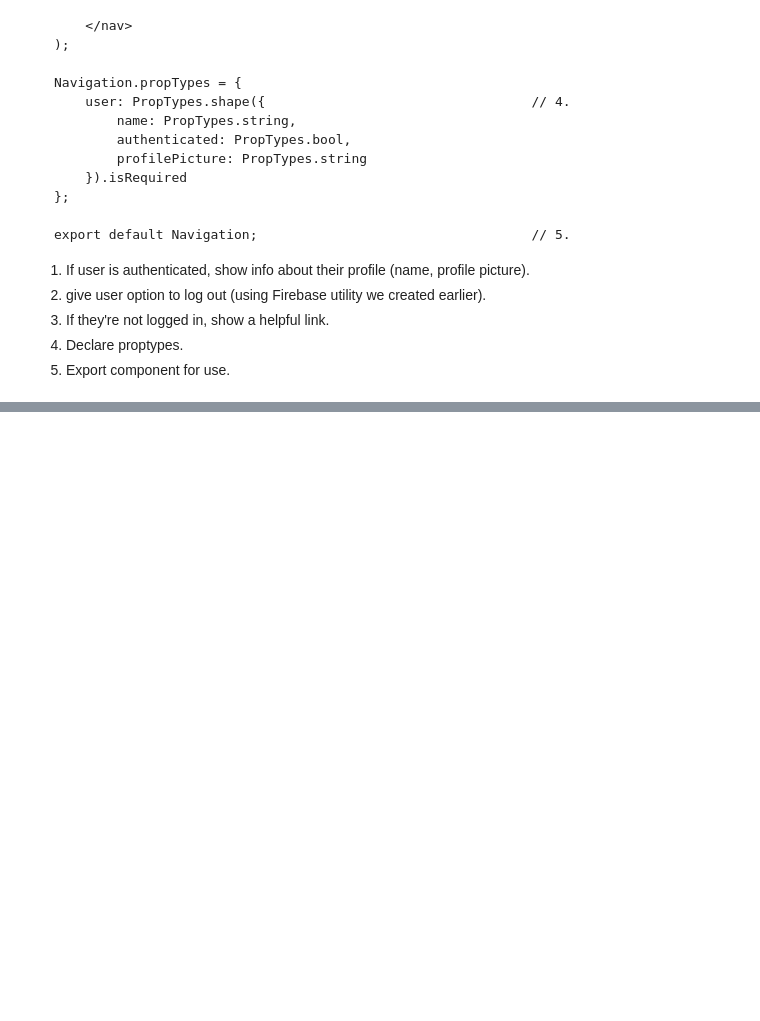
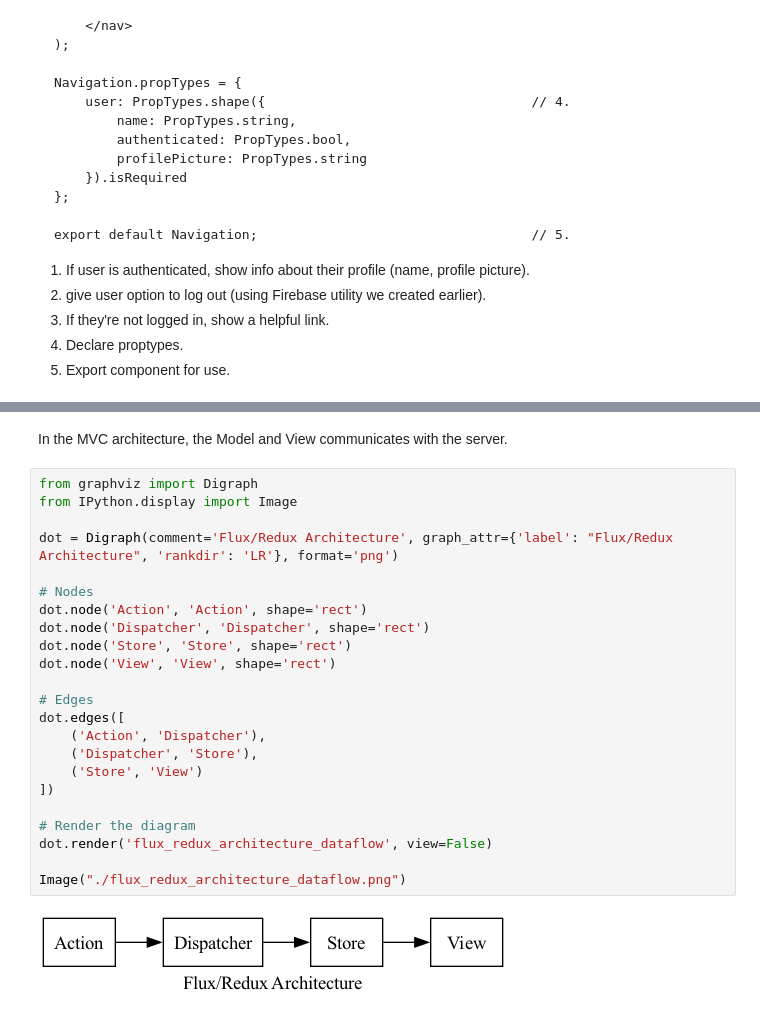
Before and after one commit to yilengyao/react-tutorial, a Jupyter notebook: React.ipynb, the cells around one changed output, grey strips where cells are left out. Cells and saved outputs as stored; diff of their text form; blank space fills up the shorter version.

Commit message:
mvc and mvc vs flux/redus

```diff
--- a/React.ipynb
+++ b/React.ipynb
@@ -8355,0 +8444,27 @@ export default Navigation;                                   // 5.
+# %% [markdown]
+In the MVC architecture, the Model and View communicates with the server.
+# %%
+from graphviz import Digraph
+from IPython.display import Image
+
+dot = Digraph(comment='Flux/Redux Architecture', graph_attr={'label': "Flux/Redux Architecture", 'rankdir': 'LR'}, format='png')
+
+# Nodes
+dot.node('Action', 'Action', shape='rect')
+dot.node('Dispatcher', 'Dispatcher', shape='rect')
+dot.node('Store', 'Store', shape='rect')
+dot.node('View', 'View', shape='rect')
+
+# Edges
+dot.edges([
+    ('Action', 'Dispatcher'),
+    ('Dispatcher', 'Store'),
+    ('Store', 'View')
+])
+
+# Render the diagram
+dot.render('flux_redux_architecture_dataflow', view=False)
+
+Image("./flux_redux_architecture_dataflow.png")
+# %% [output]
+[figure, added]
```
Also changed, not shown: parts of 6 cells of this notebook, 10 other files.
